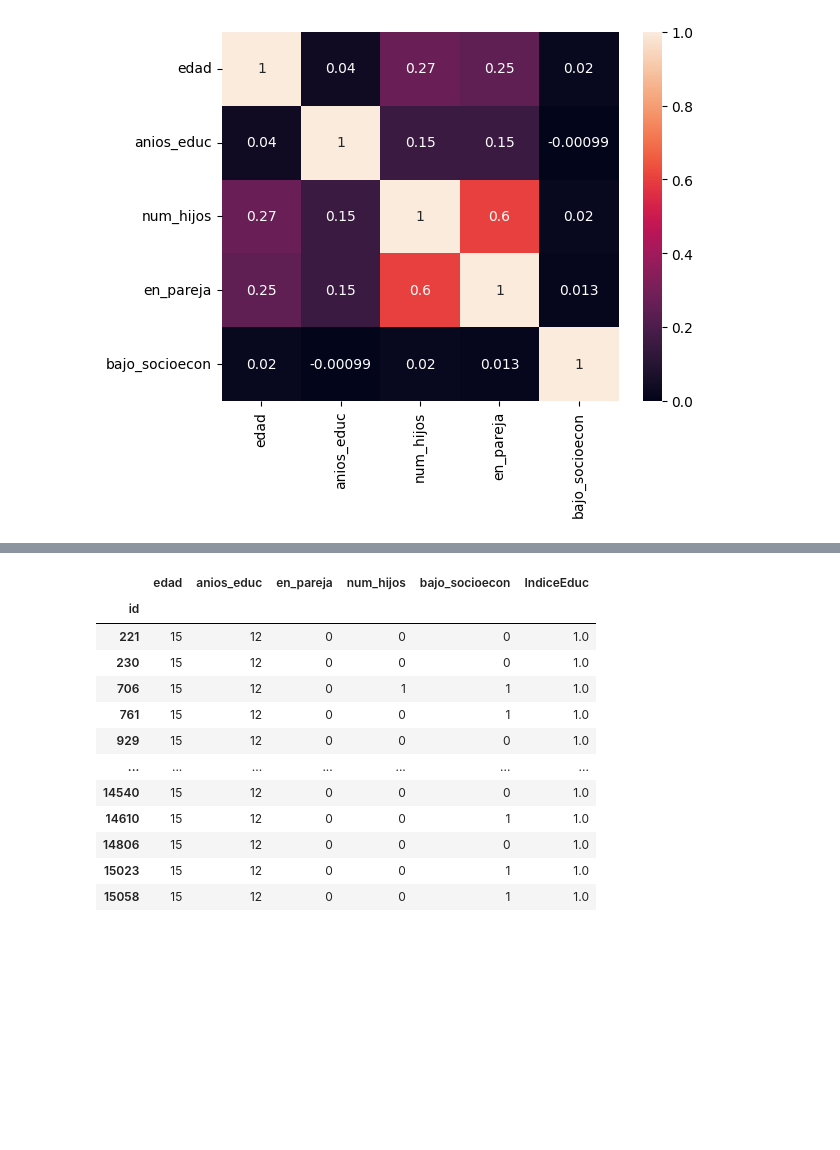
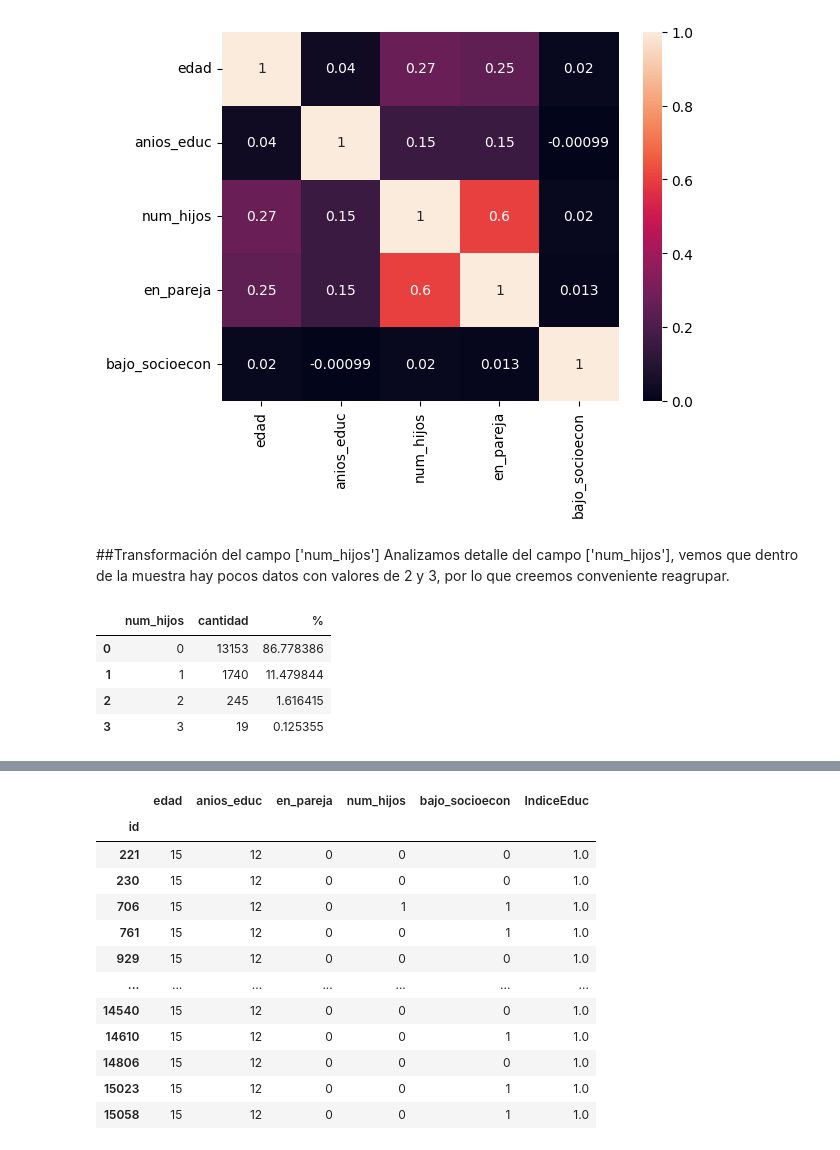
Before and after one commit to gabipalacios/Python, a Jupyter notebook: TFPython2025.ipynb, the cells around one changed output, grey strips where cells are left out. Saved outputs shown, nothing was run; the diff lists cells and outputs as text; code cells hidden in the pictures; blank space fills up the shorter version.

```diff
--- a/TFPython2025.ipynb
+++ b/TFPython2025.ipynb
@@ -204,3 +223,20 @@ sns.heatmap(corr_df, annot=True)
 # %% [output]
 <Axes: >
 [figure]
+# %% [markdown]
+##Transformación del campo ['num_hijos']
+Analizamos detalle del campo ['num_hijos'], vemos que dentro de la muestra hay pocos datos con valores de 2 y 3, por lo que creemos conveniente reagrupar.
+# %%
+#Creamos un nuevo DataFrame para mostrar cuantos registros tienen cada 'valor' de hijos.
+num_hijos_counts = df.groupby('num_hijos').size().reset_index(name='cantidad')
+#Calculo el valor total por segmento
+total_count = num_hijos_counts['cantidad'].sum()
+#Creo el campo de '%' especifico para este dataframe
+num_hijos_counts['%'] = (num_hijos_counts['cantidad'] / total_count) * 100
+num_hijos_counts
+# %% [output]
+|  | num_hijos | cantidad | % |
+| 0 | 0 | 13153 | 86.778386 |
+| 1 | 1 | 1740 | 11.479844 |
+| 2 | 2 | 245 | 1.616415 |
+| 3 | 3 | 19 | 0.125355 |
```
Also changed, not shown: parts of 19 cells of this notebook.
